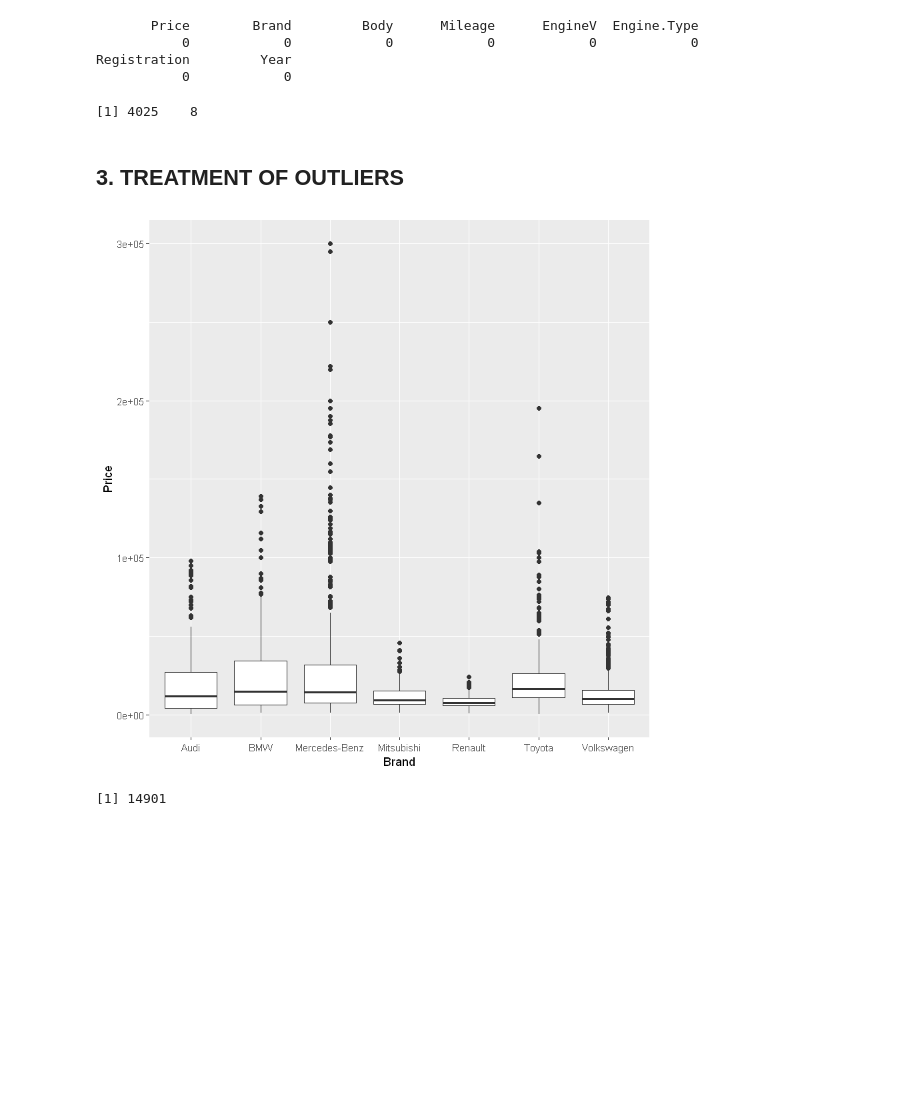
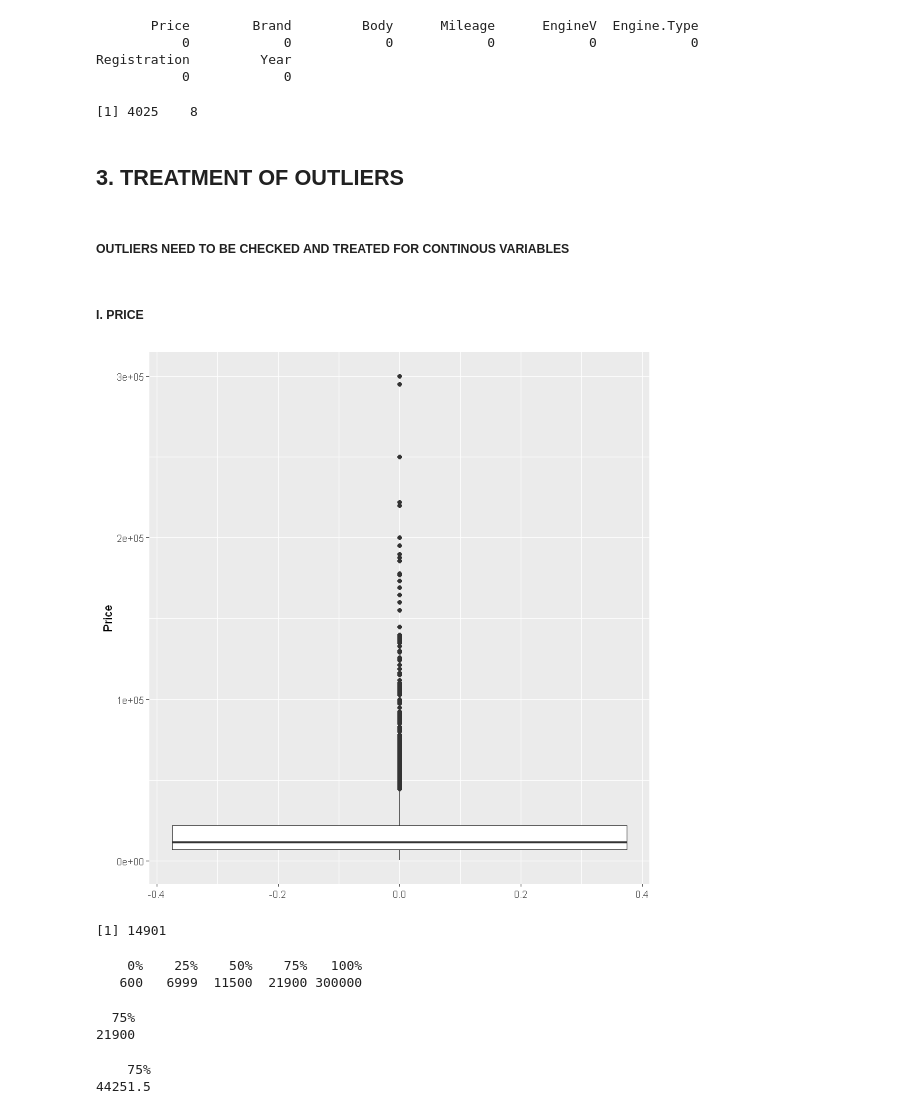
Before and after one commit to nithinivi/DataScienceInR, a Jupyter notebook: lesson-03/EDA.ipynb, the cells around one changed output. Drawn from its saved outputs; the diff is of its cells as text; code cells hidden in the pictures; blank space fills up the shorter version.

```diff
--- a/lesson-03/EDA.ipynb
+++ b/lesson-03/EDA.ipynb
@@ -56,13 +56,19 @@ colSums(is.na(data))
            0            0            0            0            0            0
 Registration         Year
            0            0
-# %%
-dim(data)
-# %% [output]
-[1] 4025    8
+# %%
+## NUMBER OF ROWS AND COLUMNS AFTER DELETING NULL VALUES
+dim(data)
+# %% [output]
+[1] 4025    8
 # %% [markdown]
 ## 3. TREATMENT OF OUTLIERS
+# %% [markdown]
+##### OUTLIERS NEED TO BE CHECKED AND TREATED FOR CONTINOUS VARIABLES
+# %% [markdown]
+##### I. PRICE
 # %%
-ggplot(data=data,aes(x=Brand,y=Price))+ geom_boxplot()
+## CHECKING FOR OUTLIERS WITH BOXPLOT
+ggplot(data=data,aes(y=Price))+ geom_boxplot()
 # %% [output]
-[figure, old version]
+[figure, new version]
@@ -72,3 +79,15 @@ iqr_price = IQR(data$Price)
 iqr_price
 # %% [output]
 [1] 14901
+# %%
+## QUANTILE FUNTION WILL GIVE US THE IMPORTANT QUARTILES
+quantile(data$Price)
+# %% [output]
+    0%    25%    50%    75%   100%
+   600   6999  11500  21900 300000
+# %%
+## WITH "PROBS" ATTIBUTE WE CAN SPECIFY THE PARTICULAR QUANTILE NEEDED (IT SHOULD BE BETWEEN 0 AND 1)
+quantile(data$Price,probs=0.75)
+# %% [output]
+  75%
+21900
@@ -74,0 +97,5 @@ iqr_price
+# %%
+max_price
+# %% [output]
+    75%
+44251.5
```
Also changed, not shown: parts of 23 cells of this notebook.
